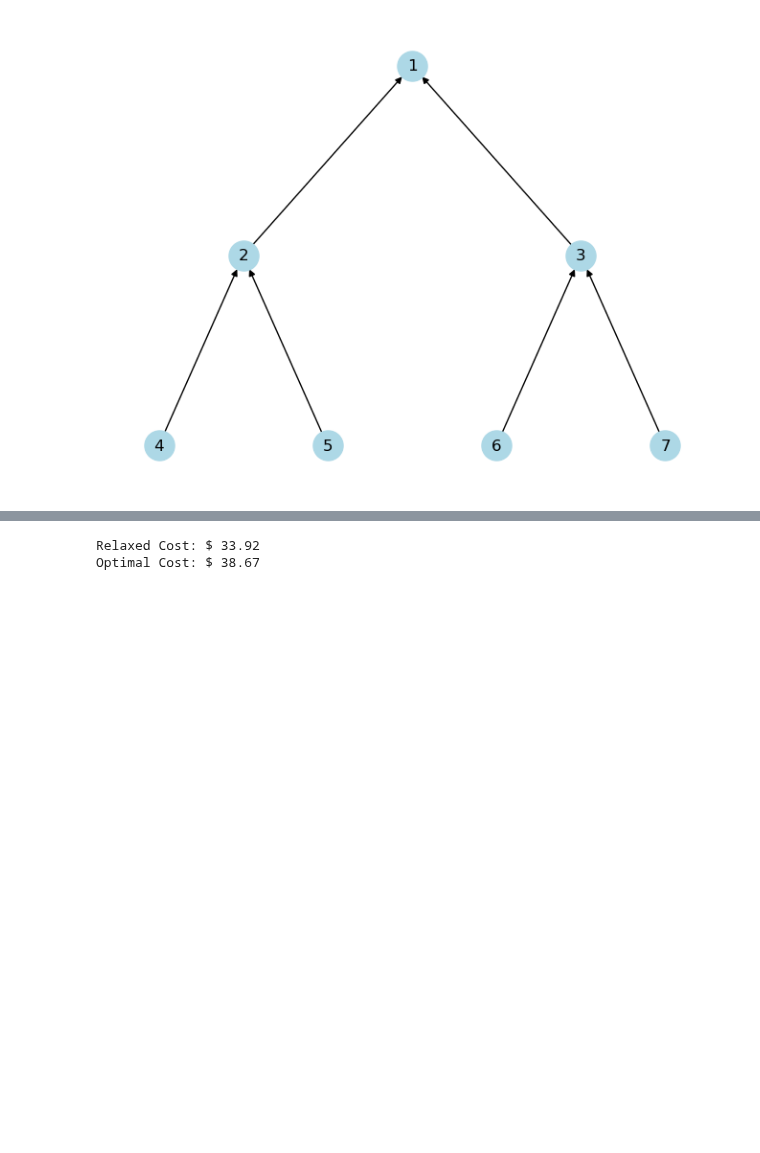
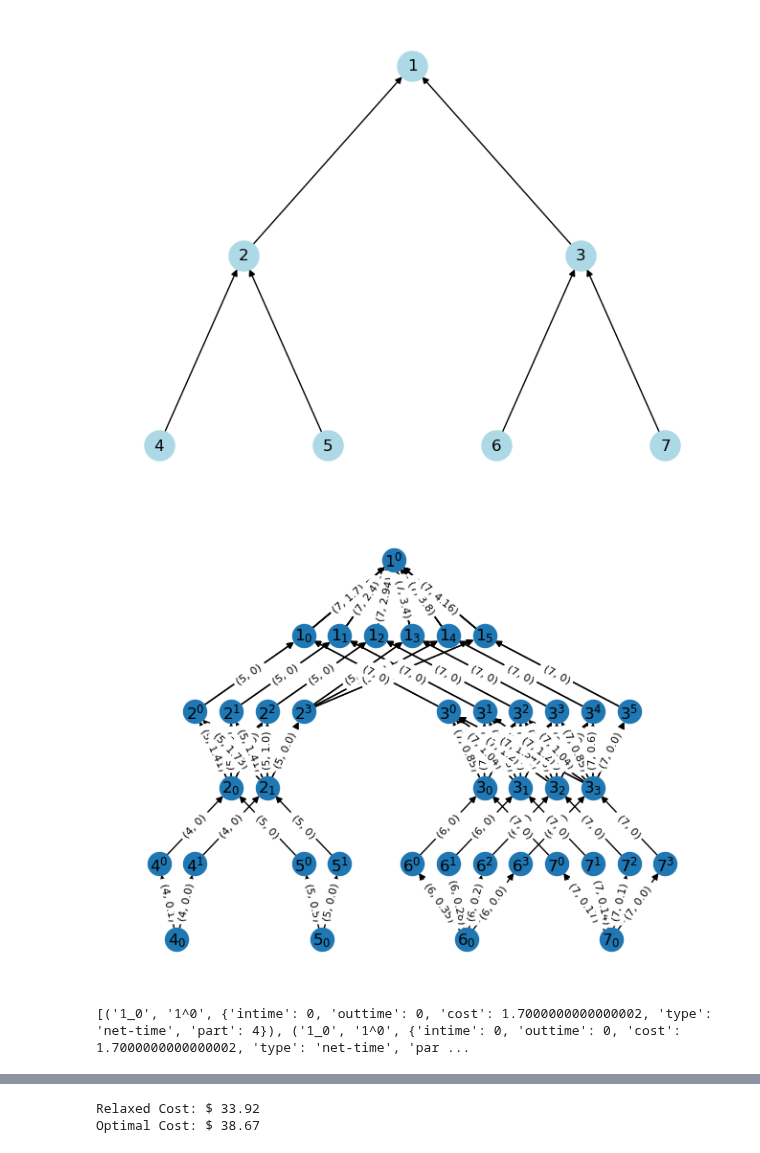
Before and after one commit to hmedal/sae-dsc-hmedal, a Jupyter notebook: examples/multi-commodity2.ipynb, the cells around one changed output, grey strips where cells are left out. Saved outputs shown, nothing was run; the diff lists cells and outputs as text; code cells hidden in the pictures; blank space fills up the shorter version.

Commit message:
multi commod

```diff
--- a/examples/multi-commodity2.ipynb
+++ b/examples/multi-commodity2.ipynb
@@ -185,6 +181,32 @@ maxServiceTimeOut = nx.get_node_attributes(G, 'max_service_time_out')
 # node_labels = {node: node for node in bomGraph.nodes()}
 # nx.draw(bomGraph, pos, labels = node_labels, with_labels=True, node_size=2000)
 # plt.show()
+# %%
+def createExtendedMultiGraph(extGraph : nx.DiGraph):
+    G = nx.MultiDiGraph()
+    G.add_nodes_from(extGraph.nodes(data=True))
+    for e in extGraph.edges(data = True):
+        id = extGraph.nodes[e[0]]['id']
+        for p in get_descendent_parts(bomGraph, id):
+            attrDict = e[2]
+            intime = attrDict['intime']
+            outtime = attrDict['outtime']
+            attrDict['part'] = p
+            G.add_edge(e[0], e[1], **attrDict)
+    return G
+
+extMultiGraph = createExtendedMultiGraph(extGraph)
+
+node_labels = {node: r'$' +node + '$' for node in extMultiGraph.nodes()}
+nx.draw(extMultiGraph, newPos, labels = node_labels, with_labels=True)
+edge_labels = {(u, v): (data['part'], round(data['cost'],2))
+              for u, v, data in extMultiGraph.edges(data=True)}
+nx.draw_networkx_edge_labels(extMultiGraph, newPos, edge_labels=edge_labels, font_size=8)
+plt.show()
+print(extMultiGraph.edges(data=True))
+# %% [output]
+[figure, added]
+[('1_0', '1^0', {'intime': 0, 'outtime': 0, 'cost': 1.7000000000000002, 'type': 'net-time', 'part': 4}), ('1_0', '1^0', {'intime': 0, 'outtime': 0, 'cost': 1.7000000000000002, 'type': 'net-time', 'par ...
 # %%
 safetyFactor = 1.645
 sigma = 3
```
Also changed, not shown: parts of 12 cells of this notebook, 7 other files.
